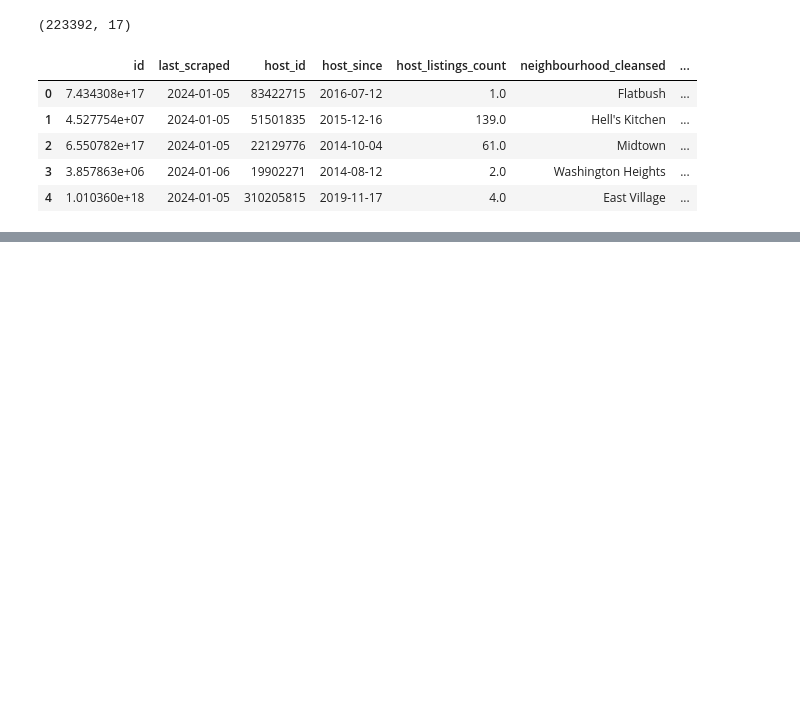
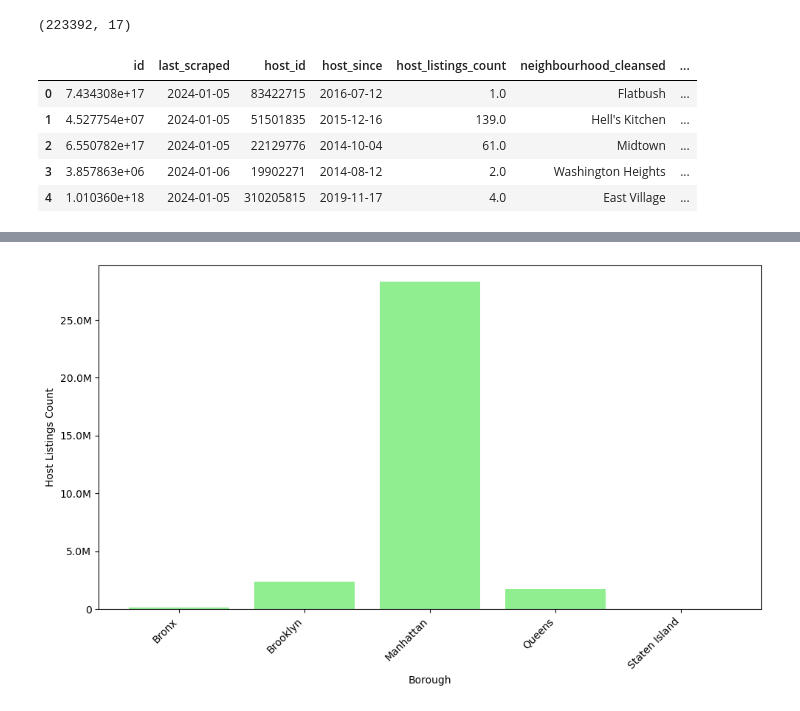
Before and after one commit to The-Five-Musketeers/group_project1, a Jupyter notebook: Airbnb_2.ipynb, the cells around one changed output, grey strips where cells are left out. Drawn from its saved outputs; the diff is of its cells as text; code cells hidden in the pictures; blank space fills up the shorter version.

Commit message:
Add files via upload
Updated Visualization as well as group.by statement to answer question: Which neighborhoods have the highest concentration of listings?

```diff
--- a/Airbnb_2.ipynb
+++ b/Airbnb_2.ipynb
@@ -145,0 +202,23 @@ df1.head()
+# %%
+def millions_formatter(x, pos):
+    if x >= 1e6:
+        return f'{x*1e-6:.1f}M'
+    elif x >= 1e3:
+        return f'{x*1e-3:.0f}K'
+    return int(x)
+
+listings_by_borough = df1.groupby("neighbourhood_group_cleansed")['host_listings_count'].sum().reset_index()
+plt.figure(figsize=(10,6))
+plt.bar(listings_by_borough['neighbourhood_group_cleansed'], listings_by_borough['host_listings_count'], color='lightgreen')
+
+# Set the formatter
+formatter = FuncFormatter(millions_formatter)
+plt.gca().yaxis.set_major_formatter(formatter)
+
+plt.xlabel('Borough')
+plt.ylabel('Host Listings Count')
+plt.xticks(rotation=45, ha='right')
+plt.tight_layout()
+plt.show()
+# %% [output]
+[figure, added]
```
Also changed, not shown: parts of 4 cells of this notebook.
